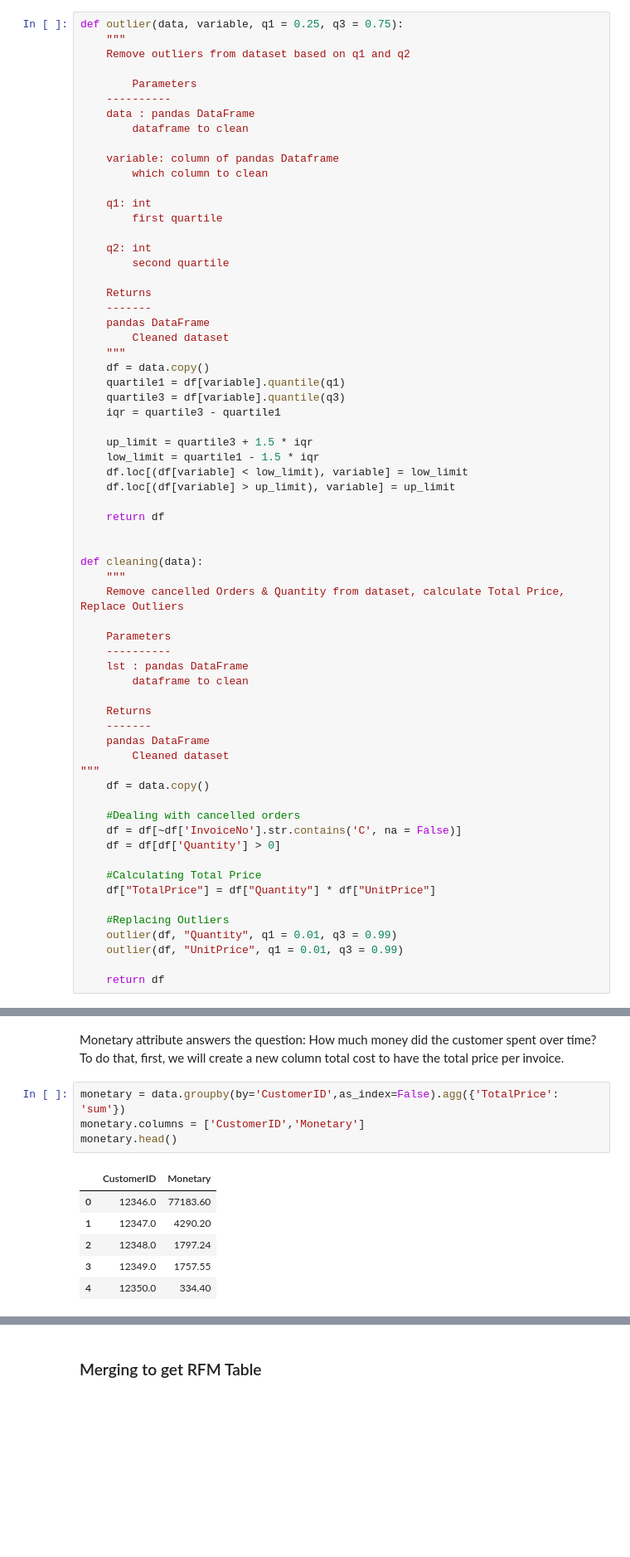
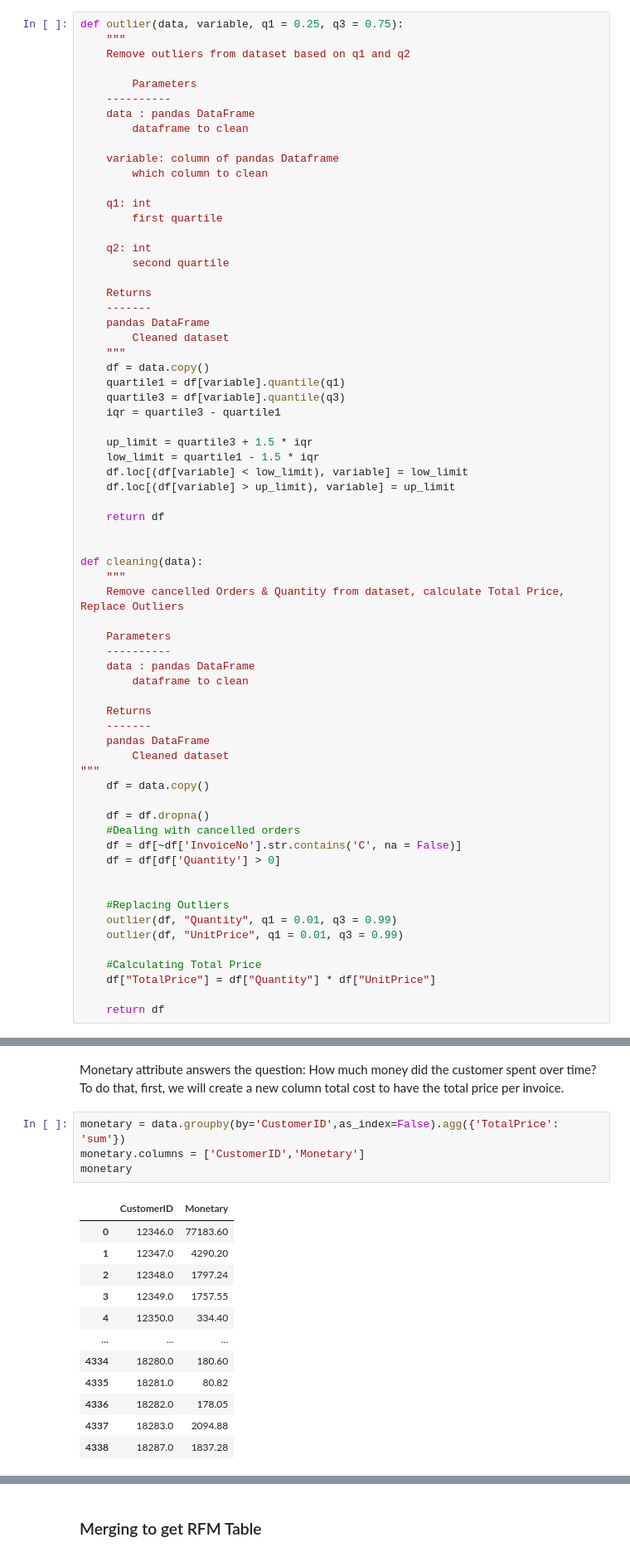
Before and after one commit to ubco-W2022T1-cosc301/project-group31, a Jupyter notebook: notebooks/analysis1.ipynb, the cells around one changed output, grey strips where cells are left out. Shown at 83% size. Cells and saved outputs as stored; diff of their text form; blank space fills up the shorter version.

```diff
--- a/notebooks/analysis1.ipynb
+++ b/notebooks/analysis1.ipynb
@@ -142,7 +143,7 @@ def cleaning(data):
 
     Parameters
     ----------
-    lst : pandas DataFrame
+    data : pandas DataFrame
         dataframe to clean
 
     Returns
@@ -152,17 +153,19 @@ def cleaning(data):
 """
     df = data.copy()
 
+    df = df.dropna()
     #Dealing with cancelled orders
     df = df[~df['InvoiceNo'].str.contains('C', na = False)]
     df = df[df['Quantity'] > 0]
 
-    #Calculating Total Price
-    df["TotalPrice"] = df["Quantity"] * df["UnitPrice"]
 
     #Replacing Outliers
     outlier(df, "Quantity", q1 = 0.01, q3 = 0.99)
     outlier(df, "UnitPrice", q1 = 0.01, q3 = 0.99)
 
+    #Calculating Total Price
+    df["TotalPrice"] = df["Quantity"] * df["UnitPrice"]
+
     return df
 # %%
 data = cleaning(data)
@@ -283,11 +291,17 @@ Monetary attribute answers the question: How much money did the customer spent o
 # %%
 monetary = data.groupby(by='CustomerID',as_index=False).agg({'TotalPrice': 'sum'})
 monetary.columns = ['CustomerID','Monetary']
-monetary.head()
+monetary
 # %% [output]
 |  | CustomerID | Monetary |
 | 0 | 12346.0 | 77183.60 |
 | 1 | 12347.0 | 4290.20 |
 | 2 | 12348.0 | 1797.24 |
 | 3 | 12349.0 | 1757.55 |
 | 4 | 12350.0 | 334.40 |
+| ... | ... | ... |
+| 4334 | 18280.0 | 180.60 |
+| 4335 | 18281.0 | 80.82 |
+| 4336 | 18282.0 | 178.05 |
+| 4337 | 18283.0 | 2094.88 |
+| 4338 | 18287.0 | 1837.28 |
```
Also changed, not shown: parts of 8 cells of this notebook.
